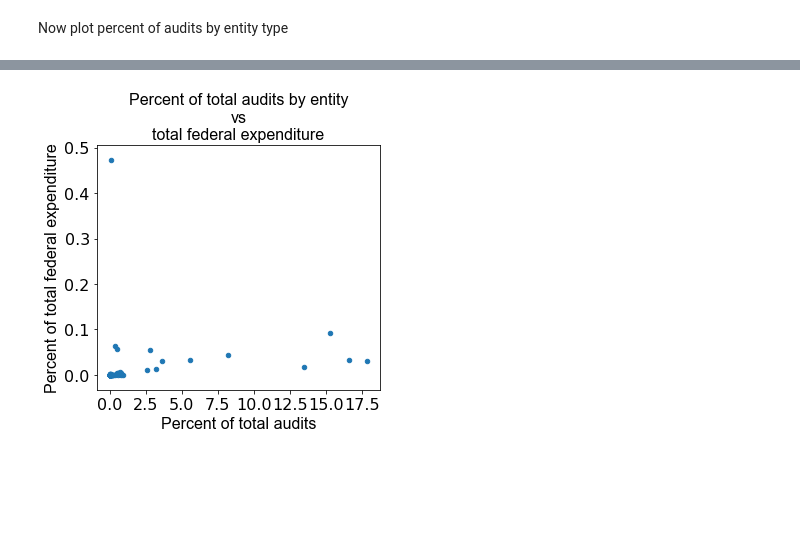
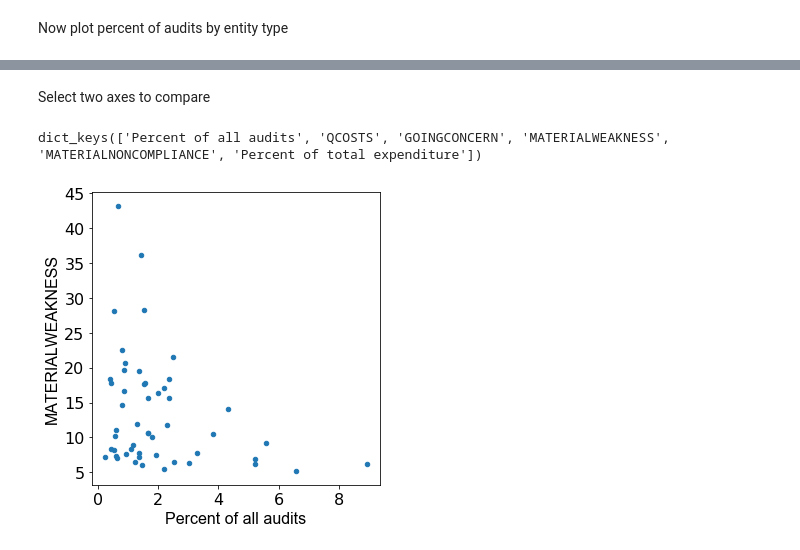
Before and after one commit to ihwang/fac, a Jupyter notebook: general_trends.ipynb, the cells around one changed output, grey strips where cells are left out. Saved outputs shown, nothing was run; the diff lists cells and outputs as text; code cells hidden in the pictures; blank space fills up the shorter version.

```diff
--- a/general_trends.ipynb
+++ b/general_trends.ipynb
@@ -106,0 +47,3 @@ for (entity_class, num_audits) in entity_class_dict.items():
+# %%
+df_general['DOLLARTHRESHOLD_ADJUSTED'] = df_general.apply(lambda x: cpi.inflate(x.DOLLARTHRESHOLD, x.AUDITYEAR), axis=1)
+df_general['TOTFEDEXPEND_ADJUSTED'] = df_general.apply(lambda x: cpi.inflate(x.TOTFEDEXPEND, x.AUDITYEAR), axis=1)
@@ -107,3 +218,8 @@ for (entity_class, num_audits) in entity_class_dict.items():
+# %%
+# sortby = 'TYPEOFENTITY'
+sortby = 'STATE'
+# sortby = 'COGAGENCY'
+# sotrby = 'OVERSIGHTAGENCY'
 # %% [markdown]
 Now plot percent of audits by entity type
 # %%
@@ -128,21 +386,35 @@ How does number of audits compare to total federal expenditure?
+# %% [markdown]
+Select two axes to compare
+# %%
+series_dict = {}
+series_sortby = df_analysis.groupby(sortby).size().sort_values(ascending=False) / len(df_analysis) * 100
+series_dict['Percent of all audits'] = series_sortby
+for fs_sortby in ['QCOSTS', 'GOINGCONCERN','MATERIALWEAKNESS','MATERIALNONCOMPLIANCE']:
+    df_fs_sortby = df_analysis.groupby(sortby)[fs_sortby].value_counts().sort_index().unstack()
+    df_fs_sortby_norm = df_fs_sortby.div(df_fs_sortby.sum(axis=1), axis=0) * 100
+    series_fs_sortby = df_fs_sortby_norm['Y']
+    series_dict[fs_sortby] = series_fs_sortby
+series_sortby_expenditures = df_analysis.groupby(sortby)['TOTFEDEXPEND_ADJUSTED'].sum().sort_values(ascending=False) / df_analysis['TOTFEDEXPEND_ADJUSTED'].sum()
+series_dict['Percent of total expenditure'] = series_sortby_expenditures
+print(series_dict.keys())
+# %% [output]
+dict_keys(['Percent of all audits', 'QCOSTS', 'GOINGCONCERN', 'MATERIALWEAKNESS', 'MATERIALNONCOMPLIANCE', 'Percent of total expenditure'])
+# %%
+series_1 = 'Percent of all audits'
+series_2 = 'MATERIALWEAKNESS'
 # %%
 fig, axes = plt.subplots(figsize=(5, 5))
-series_entity_groups = df_general.groupby('TYPEOFENTITY').size().sort_values(ascending=False) / len(df_general) * 100
-series_entity_expenditures = df_general.groupby('TYPEOFENTITY')['TOTFEDEXPEND'].sum().sort_values(ascending=False) / df_general['TOTFEDEXPEND'].sum()
-df_entities_expenditures = pd.concat(
-    [series_entity_groups.rename('PCT_ENTITY'), series_entity_expenditures.rename('PCT_TOTFEDEXPEND')],
+df_plot = pd.concat(
+    [series_dict[series_1].rename('series1'), series_dict[series_2].rename('series2')],
     axis=1, sort=True
 )
-entities_expenditures_plot = df_entities_expenditures.plot(
-    x='PCT_ENTITY', y='PCT_TOTFEDEXPEND', kind='scatter', fontsize=16, ax=axes
+plot = df_plot.plot(
+    x='series1', y='series2', kind='scatter', fontsize=16, ax=axes
 )
-entities_expenditures_plot.set_xlabel('Percent of total audits', fontsize=16, fontname='Arial')
-entities_expenditures_plot.set_ylabel('Percent of total federal expenditure', fontsize=16, fontname='Arial')
-entities_expenditures_plot.set_title(
-    'Percent of total audits by entity\nvs\ntotal federal expenditure', fontsize=16, fontname='Arial'
-)
+plot.set_xlabel(series_1, fontsize=16, fontname='Arial')
+plot.set_ylabel(series_2, fontsize=16, fontname='Arial')
 plt.tight_layout()
 plt.show()
 # %% [output]
-[figure, old version]
+[figure, new version]
 # %%
```
Also changed, not shown: parts of 60 cells of this notebook, 2 other files.
